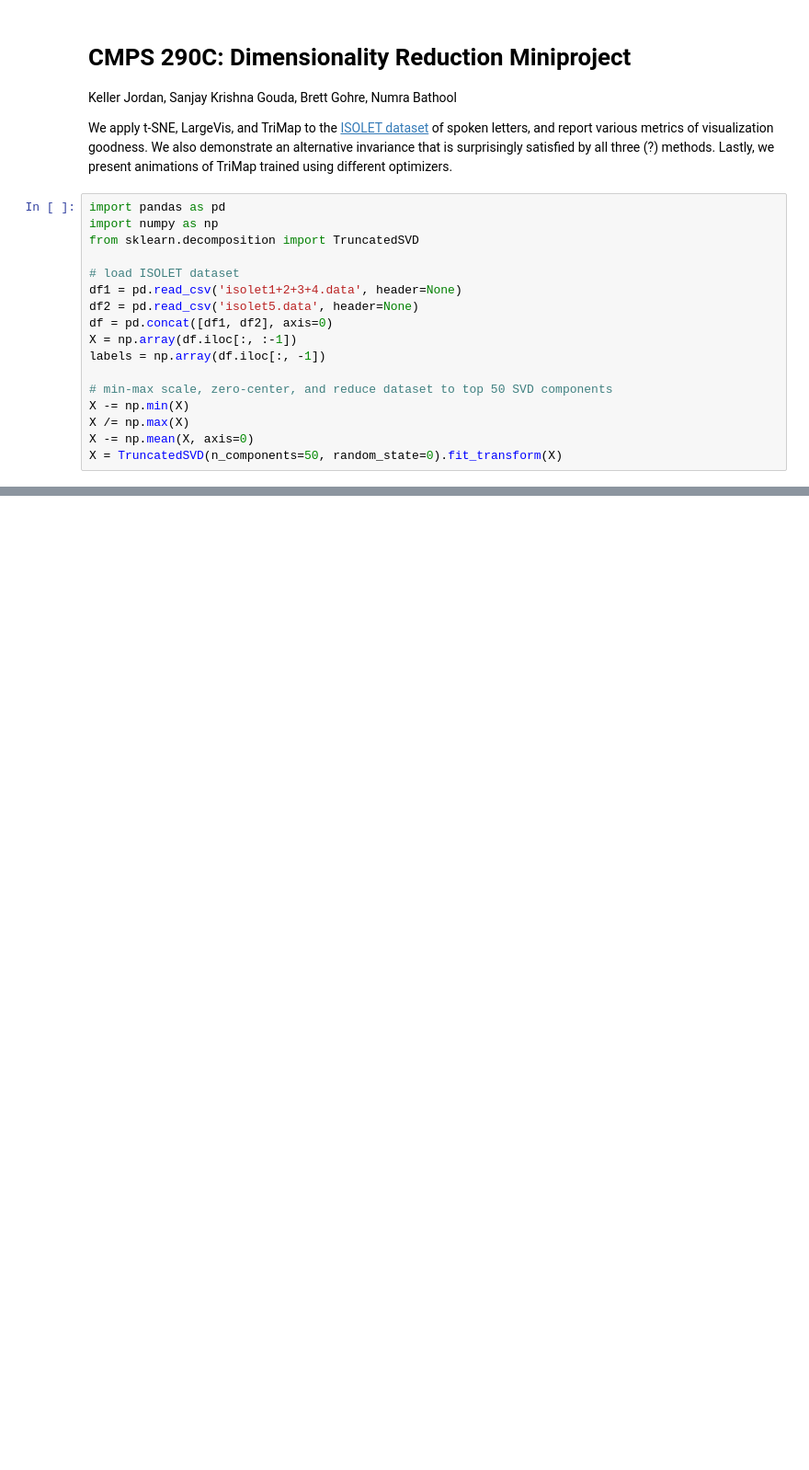
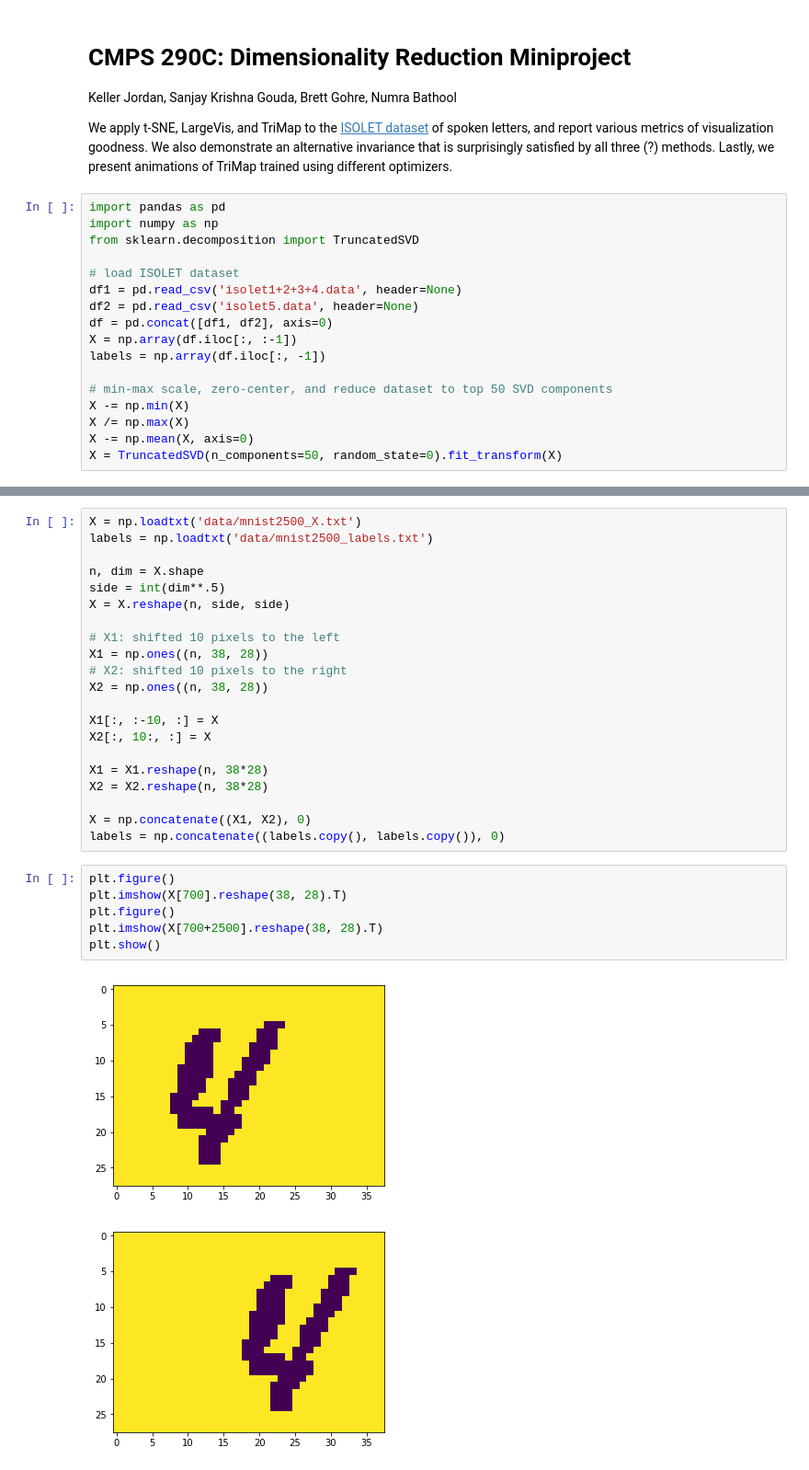
Before and after one commit to KellerJordan/DR-Miniproject, a Jupyter notebook: miniproject.ipynb, the cells around one changed output, grey strips where cells are left out. Shown at 92% size. Cells and saved outputs as stored; diff of their text form; blank space fills up the shorter version.

```diff
--- a/miniproject.ipynb
+++ b/miniproject.ipynb
@@ -100,0 +111,30 @@ plt.show()
+# %%
+X = np.loadtxt('data/mnist2500_X.txt')
+labels = np.loadtxt('data/mnist2500_labels.txt')
+
+n, dim = X.shape
+side = int(dim**.5)
+X = X.reshape(n, side, side)
+
+# X1: shifted 10 pixels to the left
+X1 = np.ones((n, 38, 28))
+# X2: shifted 10 pixels to the right
+X2 = np.ones((n, 38, 28))
+
+X1[:, :-10, :] = X
+X2[:, 10:, :] = X
+
+X1 = X1.reshape(n, 38*28)
+X2 = X2.reshape(n, 38*28)
+
+X = np.concatenate((X1, X2), 0)
+labels = np.concatenate((labels.copy(), labels.copy()), 0)
+# %%
+plt.figure()
+plt.imshow(X[700].reshape(38, 28).T)
+plt.figure()
+plt.imshow(X[700+2500].reshape(38, 28).T)
+plt.show()
+# %% [output]
+[figure, added]
+[figure, added]
```
Also changed, not shown: parts of 12 cells of this notebook, 3 other files.
